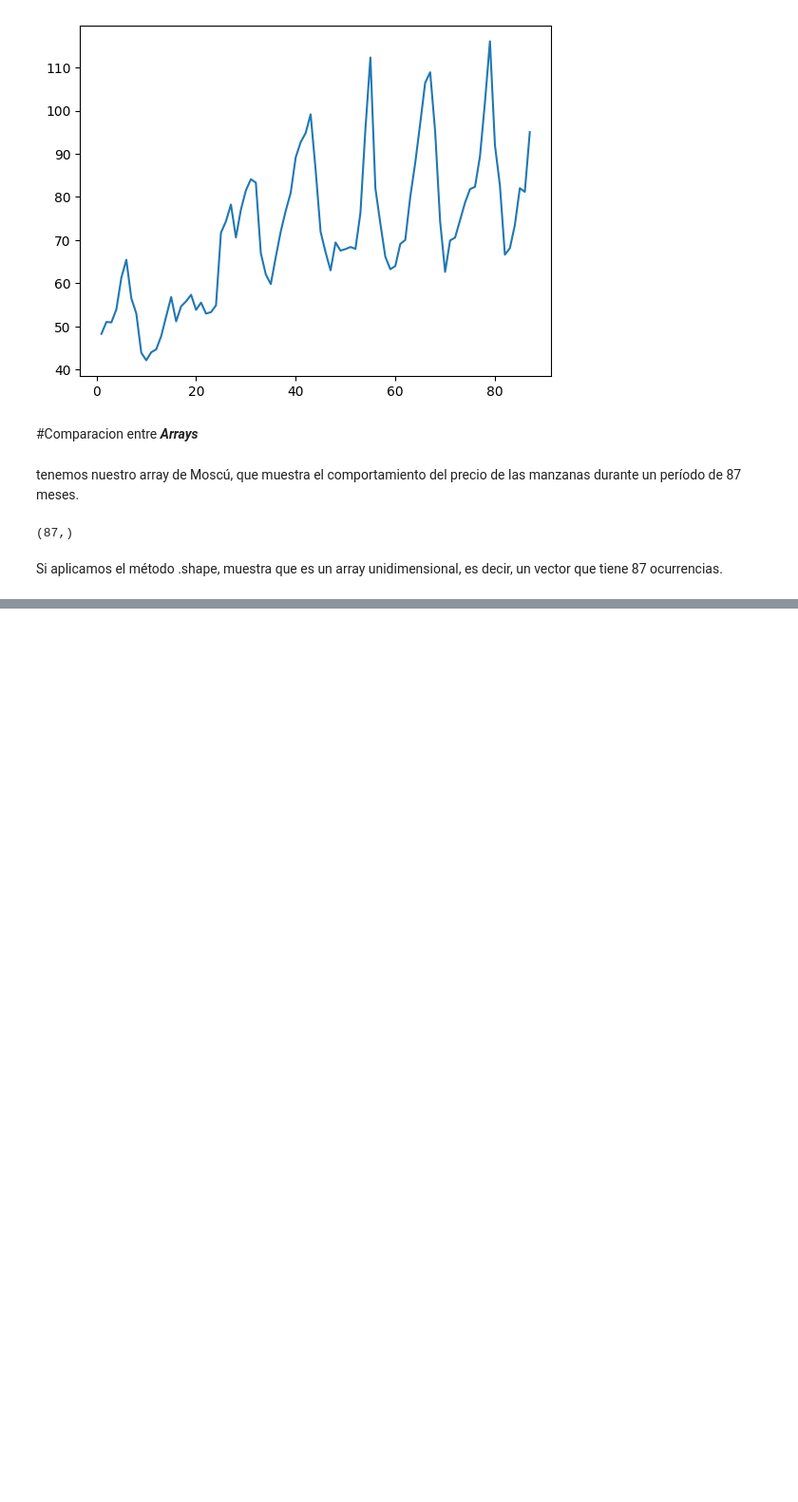
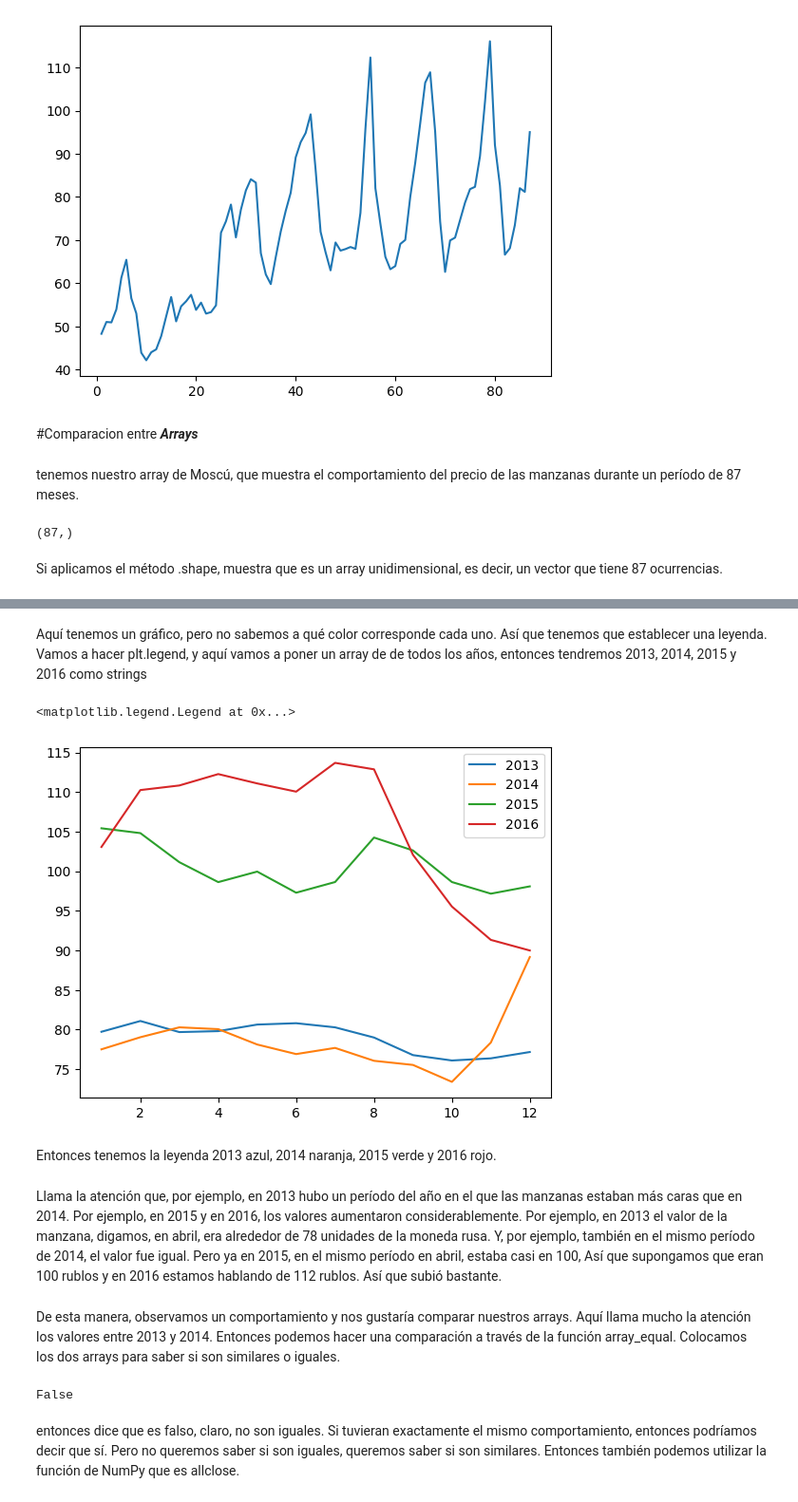
Before and after one commit to jorgevillegazz/Aprendiendo_ETL, a Jupyter notebook: NumPy.ipynb, the cells around one changed output, grey strips where cells are left out. Shown: that part at 95% size. Saved outputs shown, nothing was run; the diff lists cells and outputs as text; code cells hidden in the pictures; blank space fills up the shorter version.

Commit message:
comparacion de arrays ok

```diff
--- a/NumPy.ipynb
+++ b/NumPy.ipynb
@@ -296,0 +321,23 @@ moscu.shape
+# %% [markdown]
+Aquí tenemos un gráfico, pero no sabemos a qué color corresponde cada uno. Así que tenemos que establecer una leyenda. Vamos a hacer plt.legend, y aquí vamos a poner un array de de todos los años, entonces tendremos 2013, 2014, 2015 y 2016 como strings
+# %%
+plt.plot(np.arange(1,13,1),moscu_1)
+plt.plot(np.arange(1,13,1),moscu_2)
+plt.plot(np.arange(1,13,1),moscu_3)
+plt.plot(np.arange(1,13,1),moscu_4)
+plt.legend(['2013','2014','2015','2016'])
+# %% [output]
+<matplotlib.legend.Legend at 0x...>
+[figure, added]
+# %% [markdown]
+ Entonces tenemos la leyenda 2013 azul, 2014 naranja, 2015 verde y 2016 rojo.
+# %% [markdown]
+Llama la atención que, por ejemplo, en 2013 hubo un período del año en el que las manzanas estaban más caras que en 2014. Por ejemplo, en 2015 y en 2016, los valores aumentaron considerablemente. Por ejemplo, en 2013 el valor de la manzana, digamos, en abril, era alrededor de 78 unidades de la moneda rusa.  Y, por ejemplo, también en el mismo período de 2014, el valor fue igual. Pero ya en 2015, en el mismo período en abril, estaba casi en 100, Así que supongamos que eran 100 rublos y en 2016 estamos hablando de 112 rublos. Así que subió bastante.
+# %% [markdown]
+De esta manera, observamos un comportamiento y nos gustaría comparar nuestros arrays. Aquí llama mucho la atención los valores entre 2013 y 2014. Entonces podemos hacer una comparación a través de la función array_equal. Colocamos los dos arrays para saber si son similares o iguales.
+# %%
+np.array_equal(moscu_1,moscu_2)
+# %% [output]
+False
+# %% [markdown]
+entonces dice que es falso, claro, no son iguales. Si tuvieran exactamente el mismo comportamiento, entonces podríamos decir que sí. Pero no queremos saber si son iguales, queremos saber si son similares. Entonces también podemos utilizar la función de NumPy que es allclose.
```
Also changed, not shown: parts of 7 cells of this notebook.
